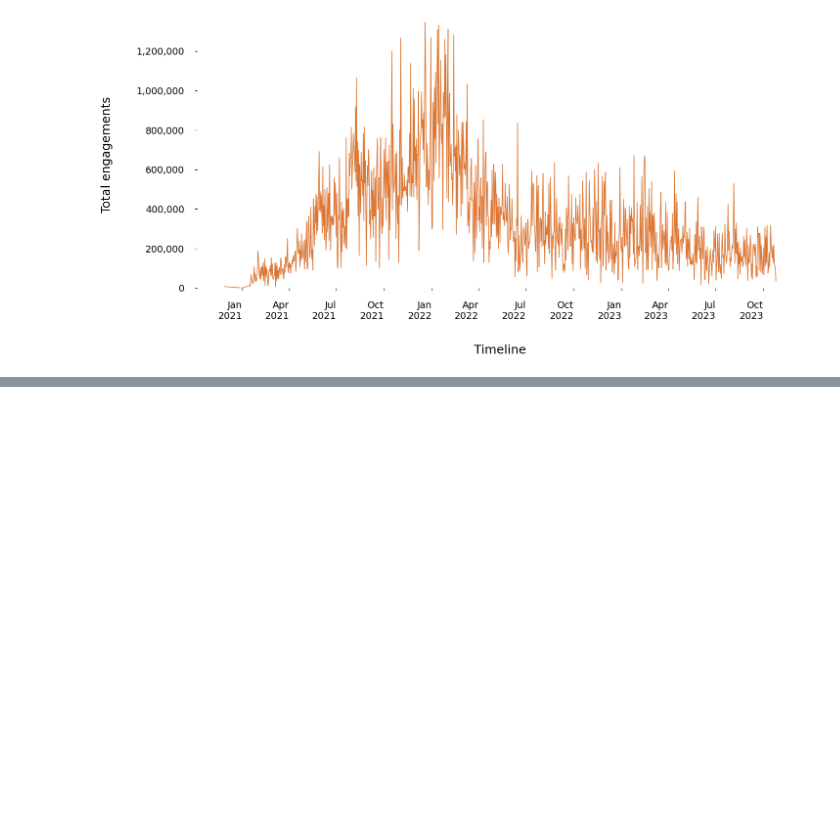
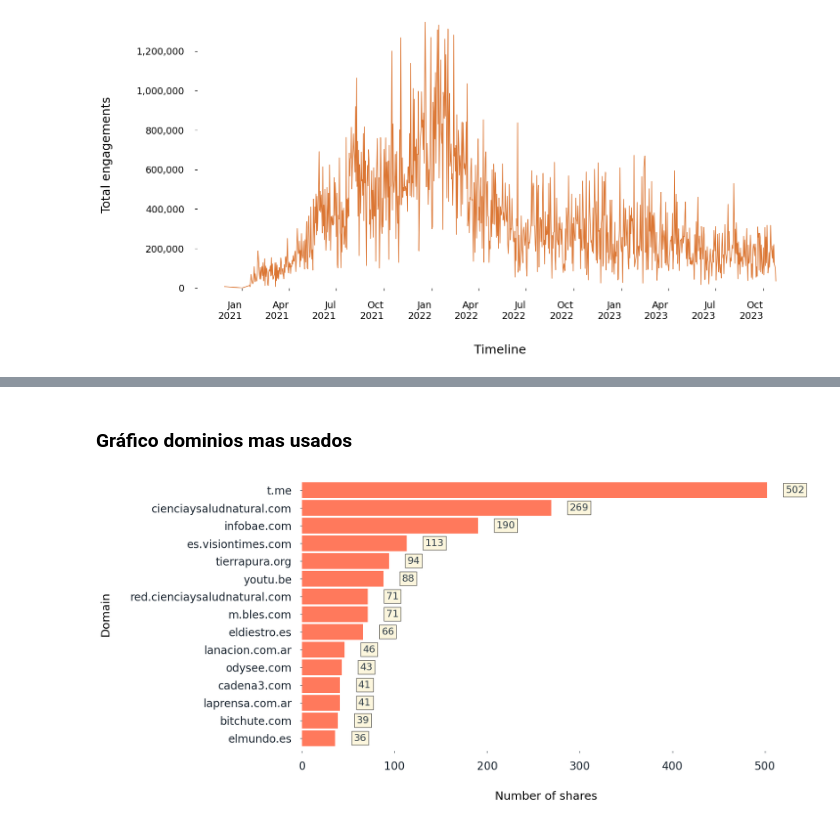
Before and after one commit to Verificado-Profesional/data-collecting, a Jupyter notebook: telegram data/data_collect.ipynb, the cells around one changed output, grey strips where cells are left out. Saved outputs shown, nothing was run; the diff lists cells and outputs as text; code cells hidden in the pictures; blank space fills up the shorter version.

```diff
--- a/telegram data/data collect.ipynb
+++ b/telegram data/data_collect.ipynb
@@ -366,0 +431,36 @@ plt.box(False);
+# %%
+df_urls = pd.DataFrame(
+    urls,
+    columns=['url', 'domain']
+)
+# %% [markdown]
+### Gráfico dominios mas usados
+# %%
+top_domains = df_urls['domain'].value_counts().head(15)
+# %%
+# plot domains
+fig, ax = plt.subplots(figsize=(16, 9))
+
+# plot
+width = 0.9
+
+top_domains.iloc[::-1] \
+    .plot(x='domain', kind='barh', width=width, ax=ax, legend=False, color='#FF5733', alpha=0.8)
+
+# set major ticks format
+ax.tick_params(direction='out', color='#1B2631', labelsize=20, rotation=0, pad=15,
+               labelcolor='#1B2631')
+
+ax.set_ylabel('Domain', labelpad=35, fontsize=21,)
+ax.set_xlabel('Number of shares', labelpad=35, fontsize=21)
+
+# StrMethodFormatter
+ax.xaxis.set_major_formatter(ticker.StrMethodFormatter('{x:,.0f}'))
+
+for i, v in enumerate(sorted(top_domains.values)):
+    ax.text(v + 20, i - 0.15, '{:,}'.format(v), color='#212F3C',
+            fontweight='normal', fontsize=18, alpha=0.9, bbox=dict(facecolor='#FCF3CF', alpha=0.7))
+
+plt.box(False);
+# %% [output]
+[figure, added]
```
Also changed, not shown: parts of 6 cells of this notebook.
